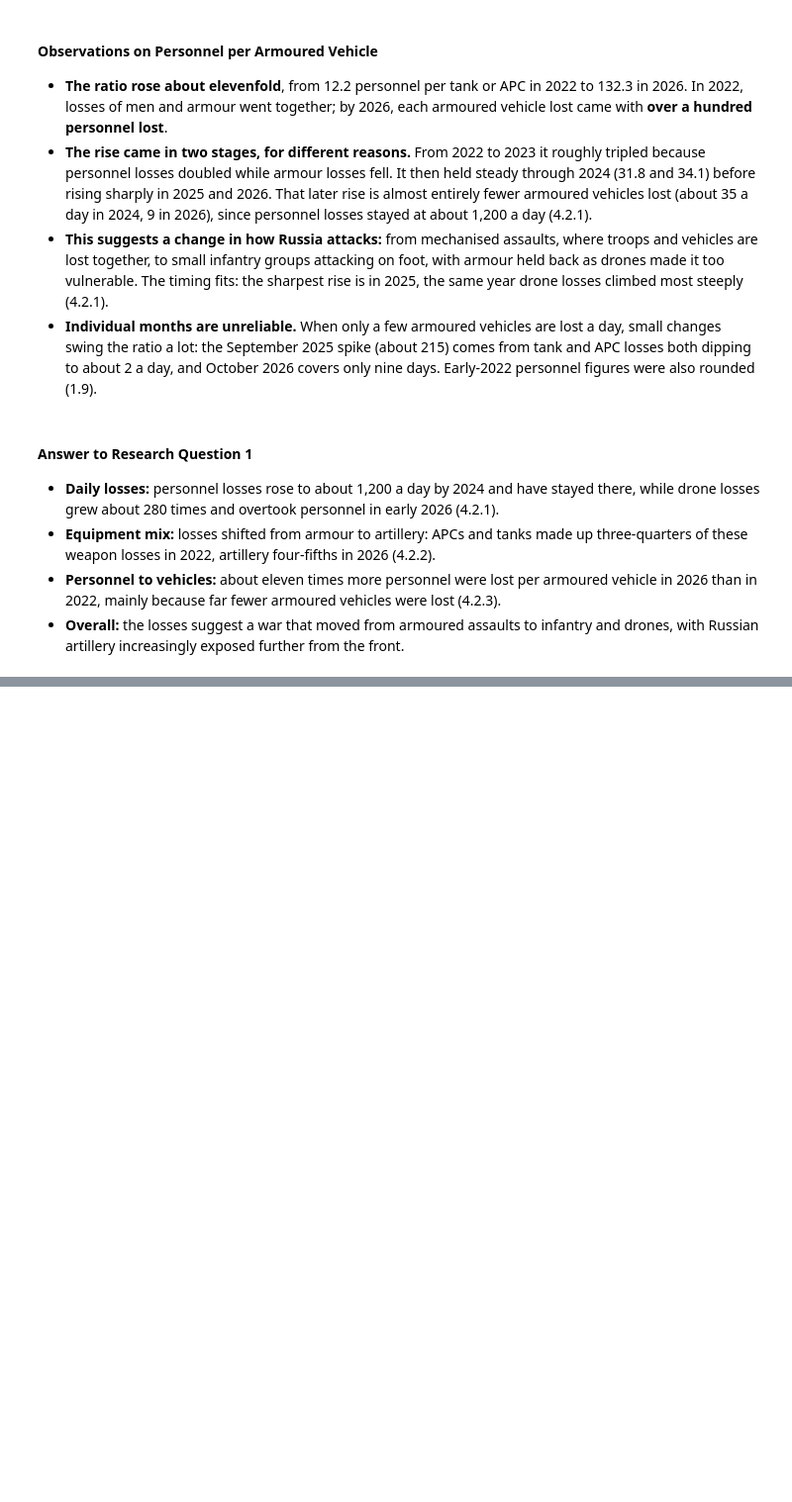
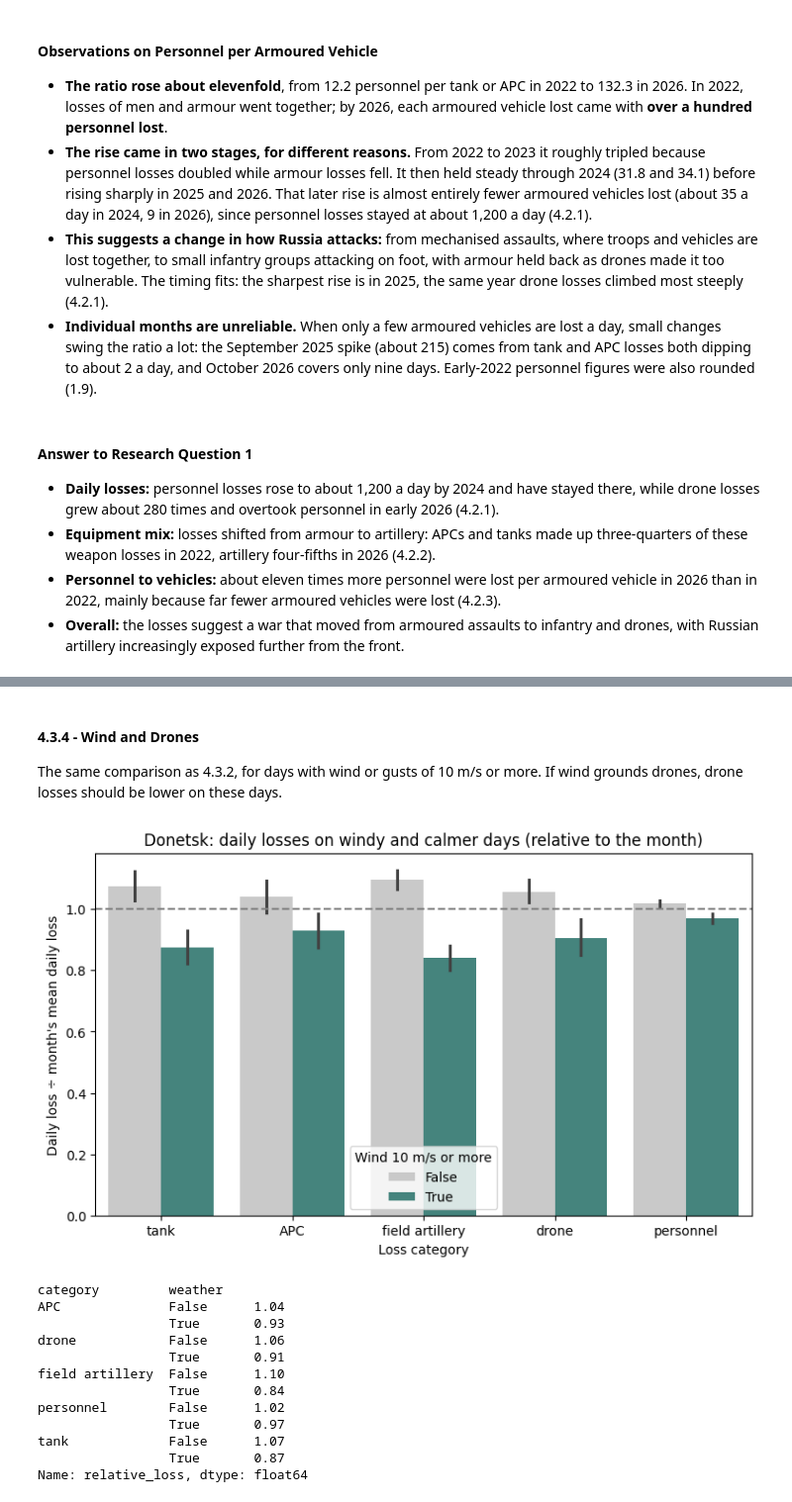
Before and after one commit to ABROCK1516/Ukraine-Losses-Weather, a Jupyter notebook: Ukraine_Losses_Weather.ipynb, the cells around one changed output, grey strips where cells are left out. Shown at 99% size. Saved outputs shown, nothing was run; the diff lists cells and outputs as text; code cells hidden in the pictures; blank space fills up the shorter version.

```diff
--- a/Ukraine_Losses_Weather.ipynb
+++ b/Ukraine_Losses_Weather.ipynb
@@ -2507,0 +2682,31 @@ dtype: float64
+# %% [markdown]
+#### **4.3.4 - Wind and Drones**
+The same comparison as 4.3.2, for days with wind or gusts of 10 m/s or more. If wind grounds drones, drone losses should be lower on these days.
+# %%
+part = long[(long["station"] == "donetsk") & (long["condition"] == "windy")]  # Donetsk, windy days
+
+plt.figure(figsize=(9, 5))
+sns.barplot(data=part, x="category", y="relative_loss", hue="weather", seed=0,
+            palette={False: "#c9c9c9", True: "#3a8f85"})  # grey = calmer, teal = windy
+plt.axhline(1, color="grey", linestyle="--")  # 1.0 = a normal day for the month
+plt.title("Donetsk: daily losses on windy and calmer days (relative to the month)")
+plt.xlabel("Loss category")
+plt.ylabel("Daily loss ÷ month's mean daily loss")
+plt.legend(title="Wind 10 m/s or more")
+plt.show()
+
+print(part.groupby(["category", "weather"])["relative_loss"].mean().round(2))  # the bar heights, for quoting
+# %% [output]
+[figure, added]
+category         weather
+APC              False      1.04
+                 True       0.93
+drone            False      1.06
+                 True       0.91
+field artillery  False      1.10
+                 True       0.84
+personnel        False      1.02
+                 True       0.97
+tank             False      1.07
+                 True       0.87
+Name: relative_loss, dtype: float64
```
Also changed, not shown: parts of 20 cells of this notebook.
